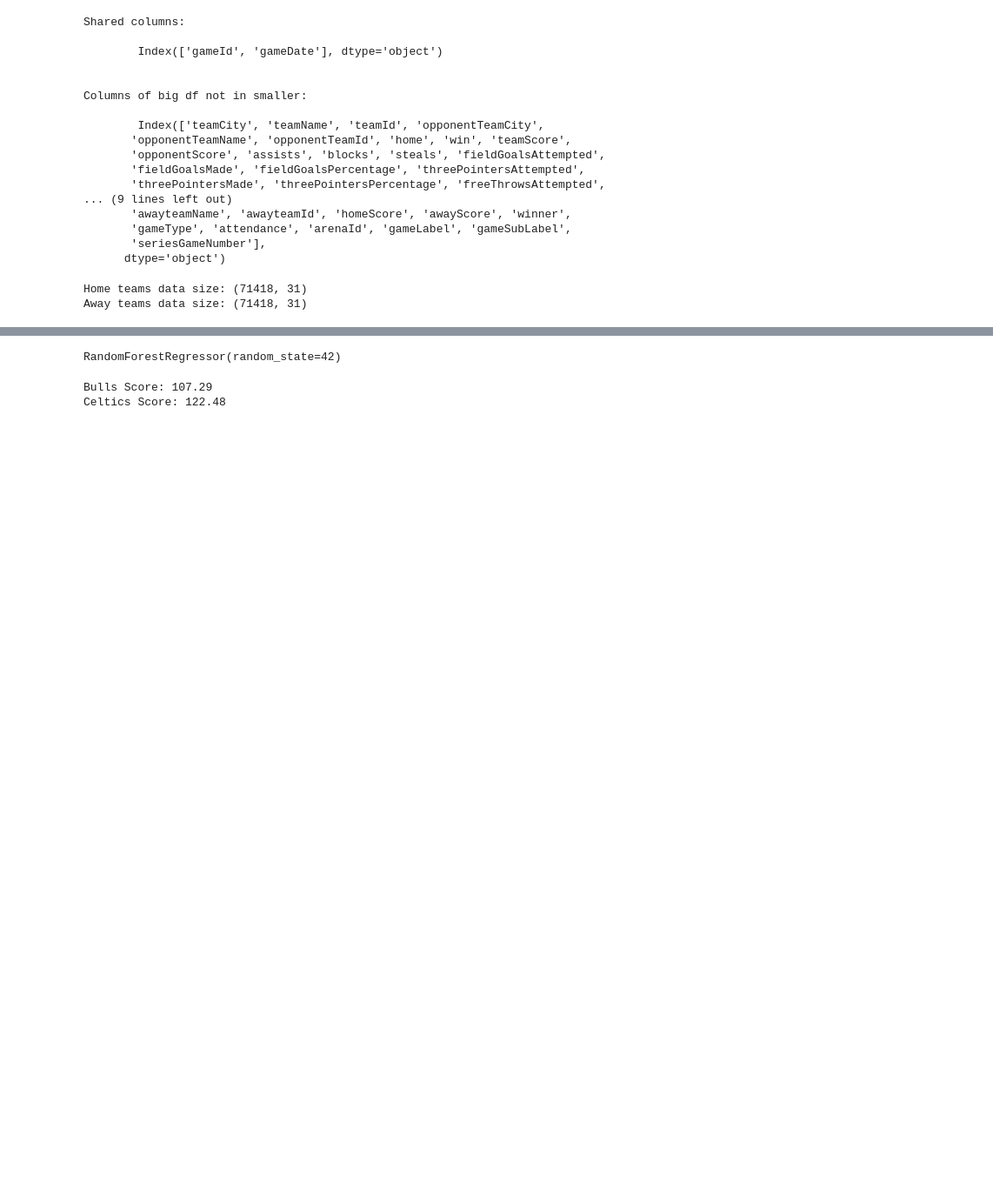
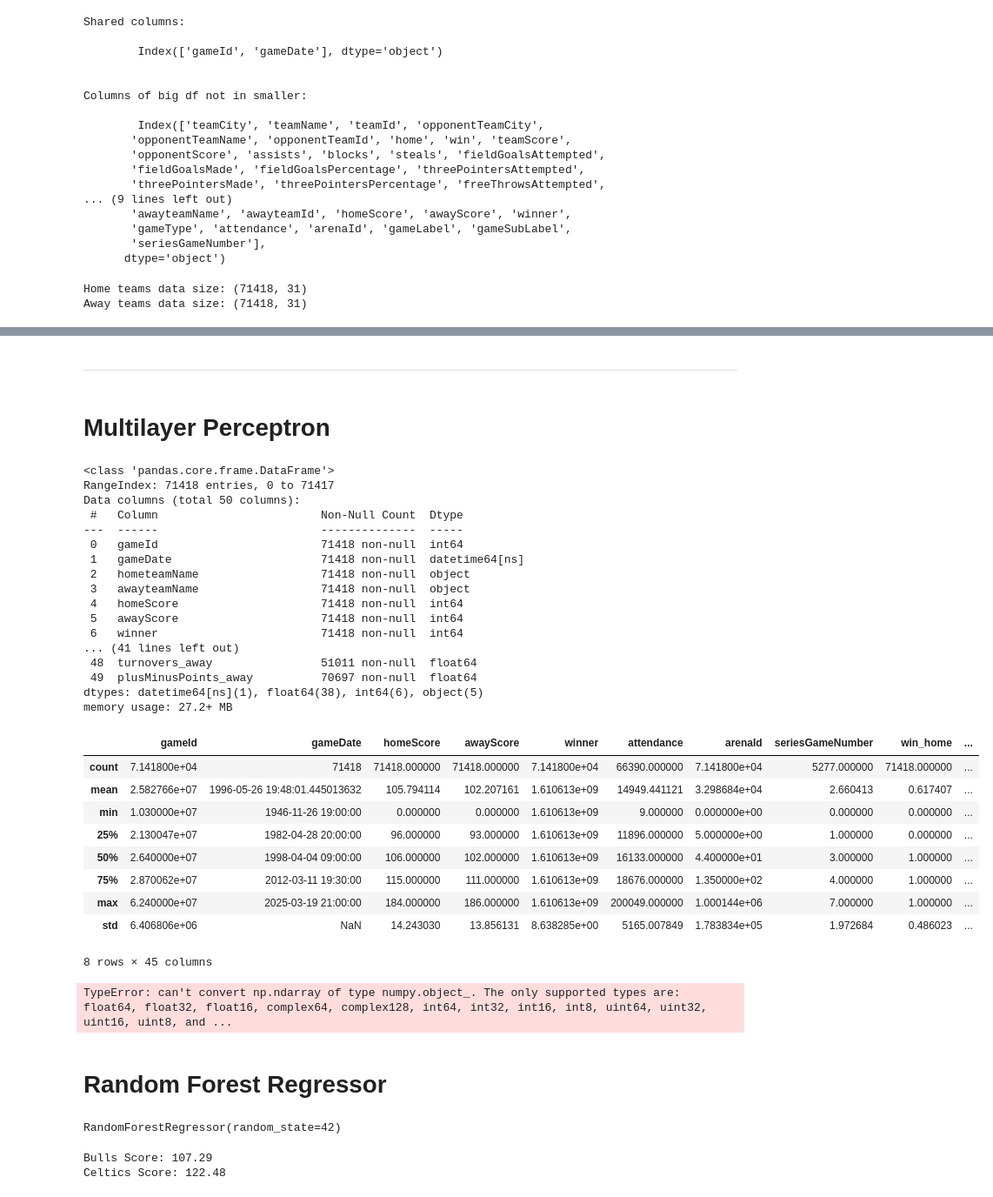
Before and after one commit to pshukl21/CollabProject, a Jupyter notebook: nbaModel.ipynb, the cells around one changed output, grey strips where cells are left out. Shown at 87% size. Cells and saved outputs as stored; diff of their text form; code cells hidden in the pictures; blank space fills up the shorter version.

```diff
--- a/nbaModel.ipynb
+++ b/nbaModel.ipynb
@@ -254,3 +294,50 @@ from sklearn.model_selection import cross_val_score
+# %% [markdown]
+***
+# %% [markdown]
+# __Multilayer Perceptron__
+# %%
+# Display basic information about the DataFrame
+df_games.info()
+
+# Display summary statistics for numerical columns
+df_games.describe()
+# %% [output]
+<class 'pandas.core.frame.DataFrame'>
+RangeIndex: 71418 entries, 0 to 71417
+Data columns (total 50 columns):
+ #   Column                        Non-Null Count  Dtype
+---  ------                        --------------  -----
+ 0   gameId                        71418 non-null  int64
+ 1   gameDate                      71418 non-null  datetime64[ns]
+ 2   hometeamName                  71418 non-null  object
+ 3   awayteamName                  71418 non-null  object
+ 4   homeScore                     71418 non-null  int64
+ 5   awayScore                     71418 non-null  int64
+ 6   winner                        71418 non-null  int64
+... (41 lines left out)
+ 48  turnovers_away                51011 non-null  float64
+ 49  plusMinusPoints_away          70697 non-null  float64
+dtypes: datetime64[ns](1), float64(38), int64(6), object(5)
+memory usage: 27.2+ MB
+|  | gameId | gameDate | homeScore | awayScore | winner | attendance | arenaId | seriesGameNumber | win_home | ... |
+| count | 7.141800e+04 | 71418 | 71418.000000 | 71418.000000 | 7.141800e+04 | 66390.000000 | 7.141800e+04 | 5277.000000 | 71418.000000 | ... |
+| mean | 2.582766e+07 | 1996-05-26 19:48:01.445013632 | 105.794114 | 102.207161 | 1.610613e+09 | 14949.441121 | 3.298684e+04 | 2.660413 | 0.617407 | ... |
+| min | 1.030000e+07 | 1946-11-26 19:00:00 | 0.000000 | 0.000000 | 1.610613e+09 | 9.000000 | 0.000000e+00 | 0.000000 | 0.000000 | ... |
+| 25% | 2.130047e+07 | 1982-04-28 20:00:00 | 96.000000 | 93.000000 | 1.610613e+09 | 11896.000000 | 5.000000e+00 | 1.000000 | 0.000000 | ... |
+| 50% | 2.640000e+07 | 1998-04-04 09:00:00 | 106.000000 | 102.000000 | 1.610613e+09 | 16133.000000 | 4.400000e+01 | 3.000000 | 1.000000 | ... |
+| 75% | 2.870062e+07 | 2012-03-11 19:30:00 | 115.000000 | 111.000000 | 1.610613e+09 | 18676.000000 | 1.350000e+02 | 4.000000 | 1.000000 | ... |
+| max | 6.240000e+07 | 2025-03-19 21:00:00 | 184.000000 | 186.000000 | 1.610613e+09 | 200049.000000 | 1.000144e+06 | 7.000000 | 1.000000 | ... |
+| std | 6.406806e+06 | NaN | 14.243030 | 13.856131 | 8.638285e+00 | 5165.007849 | 1.783834e+05 | 1.972684 | 0.486023 | ... |
+8 rows × 45 columns
+# %%
+ncol = df_games.shape[1]
+y = df_games['homeScore']
+X = df_games.drop(columns=['homeScore'])
+X_train, X_test, y_train, y_test = train_test_split(X, y, test_size=0.2, random_state=0)
+# %% [output]
+TypeError: can't convert np.ndarray of type numpy.object_. The only supported types are: float64, float32, float16, complex64, complex128, int64, int32, int16, int8, uint64, uint32, uint16, uint8, and ...
+# %% [markdown]
+# __Random Forest Regressor__
 # %%
 team1 = input("Enter Team 1:")
 team2 = input("Enter Team 2:")
```
Also changed, not shown: parts of 15 cells of this notebook.
